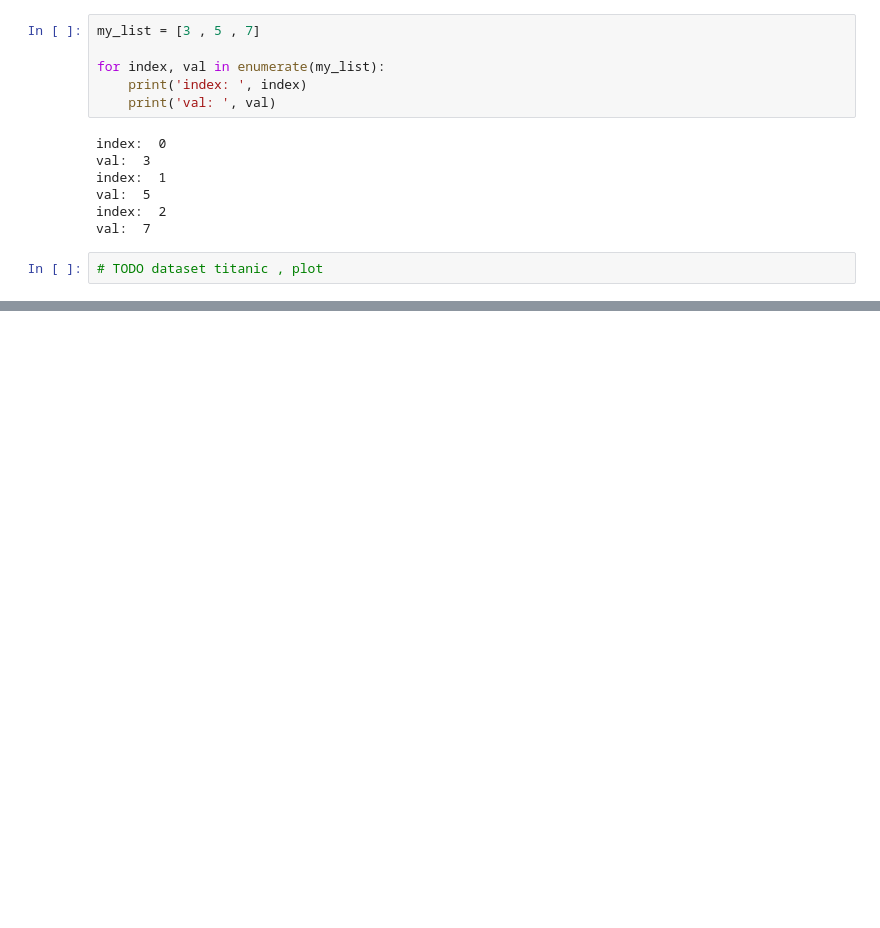
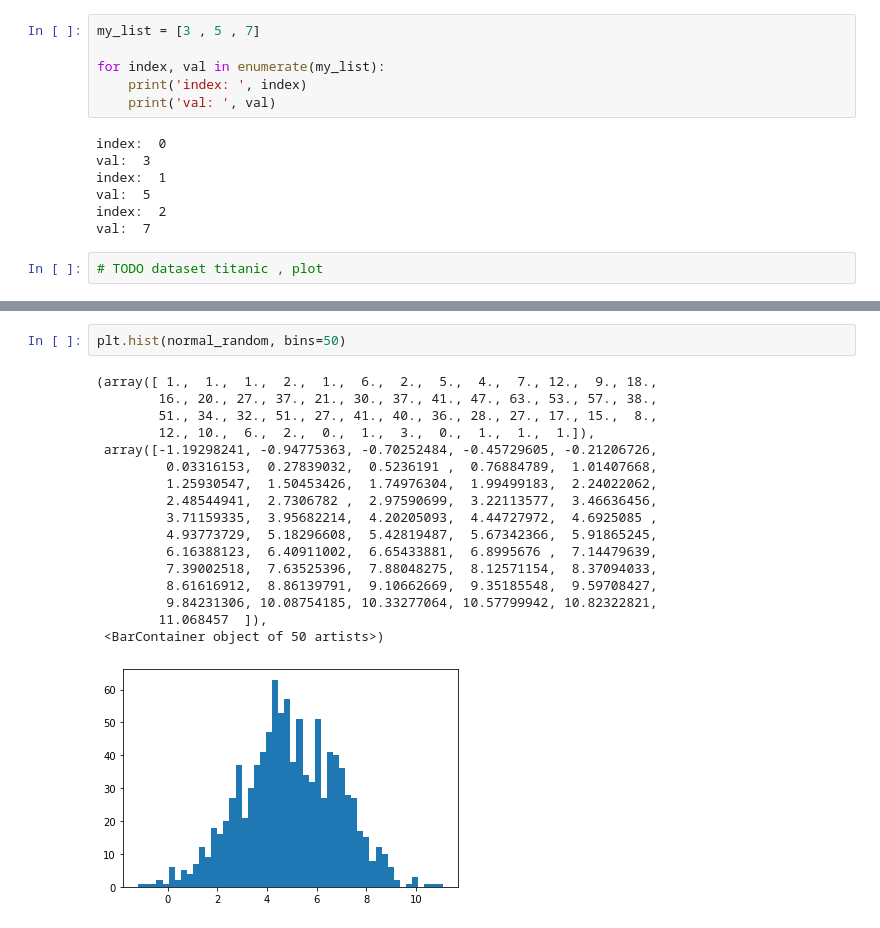
Before and after one commit to MapsaBootCamp/MachineLearning1, a Jupyter notebook: ML_Libraries/matplotlib_section.ipynb, the cells around one changed output, grey strips where cells are left out. Cells and saved outputs as stored; diff of their text form; blank space fills up the shorter version.

```diff
--- a/ML_Libraries/matplotlib_section.ipynb
+++ b/ML_Libraries/matplotlib_section.ipynb
@@ -280,0 +296,20 @@ val:  7
+# %%
+plt.hist(normal_random, bins=50)
+# %% [output]
+(array([ 1.,  1.,  1.,  2.,  1.,  6.,  2.,  5.,  4.,  7., 12.,  9., 18.,
+        16., 20., 27., 37., 21., 30., 37., 41., 47., 63., 53., 57., 38.,
+        51., 34., 32., 51., 27., 41., 40., 36., 28., 27., 17., 15.,  8.,
+        12., 10.,  6.,  2.,  0.,  1.,  3.,  0.,  1.,  1.,  1.]),
+ array([-1.19298241, -0.94775363, -0.70252484, -0.45729605, -0.21206726,
+         0.03316153,  0.27839032,  0.5236191 ,  0.76884789,  1.01407668,
+         1.25930547,  1.50453426,  1.74976304,  1.99499183,  2.24022062,
+         2.48544941,  2.7306782 ,  2.97590699,  3.22113577,  3.46636456,
+         3.71159335,  3.95682214,  4.20205093,  4.44727972,  4.6925085 ,
+         4.93773729,  5.18296608,  5.42819487,  5.67342366,  5.91865245,
+         6.16388123,  6.40911002,  6.65433881,  6.8995676 ,  7.14479639,
+         7.39002518,  7.63525396,  7.88048275,  8.12571154,  8.37094033,
+         8.61616912,  8.86139791,  9.10662669,  9.35185548,  9.59708427,
+         9.84231306, 10.08754185, 10.33277064, 10.57799942, 10.82322821,
+        11.068457  ]),
+ <BarContainer object of 50 artists>)
+[figure, added]
```
Also changed, not shown: parts of 10 cells of this notebook, 1 other file.
